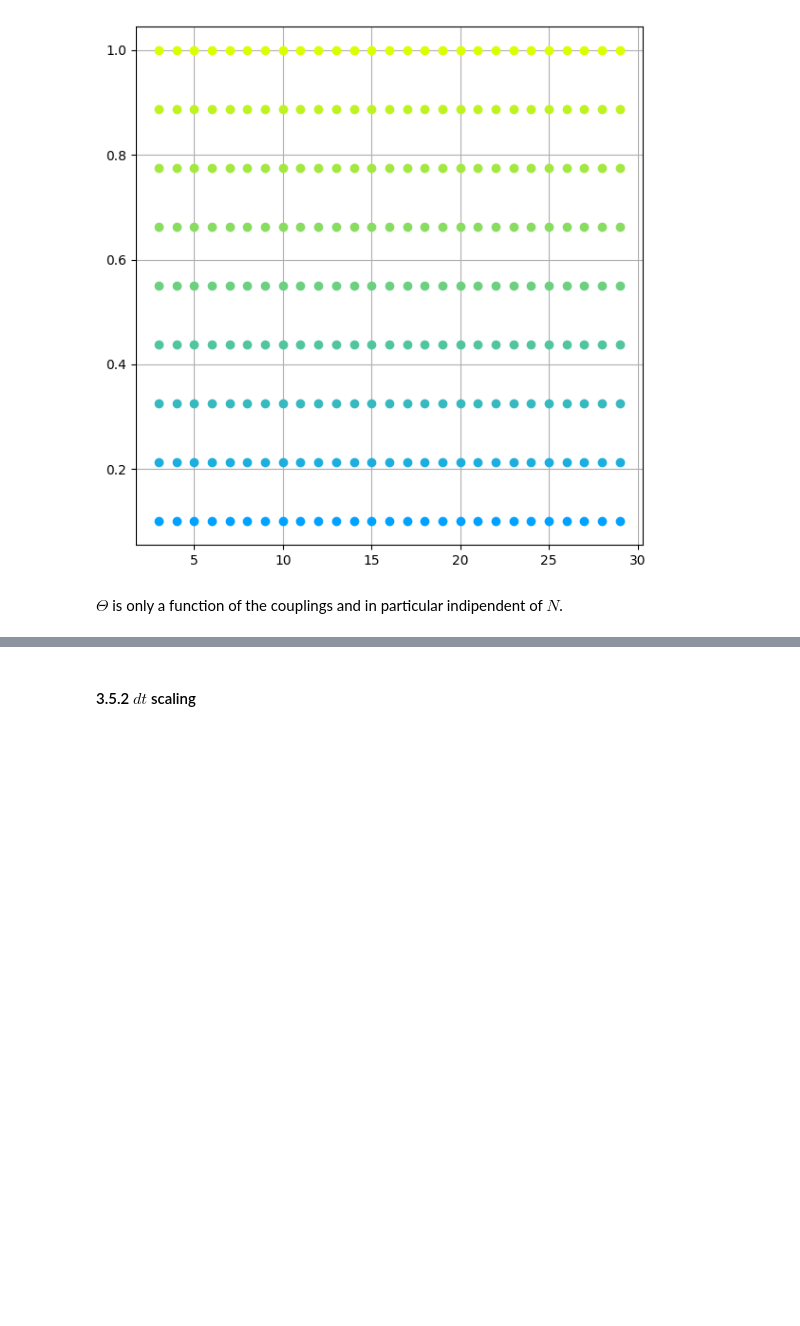
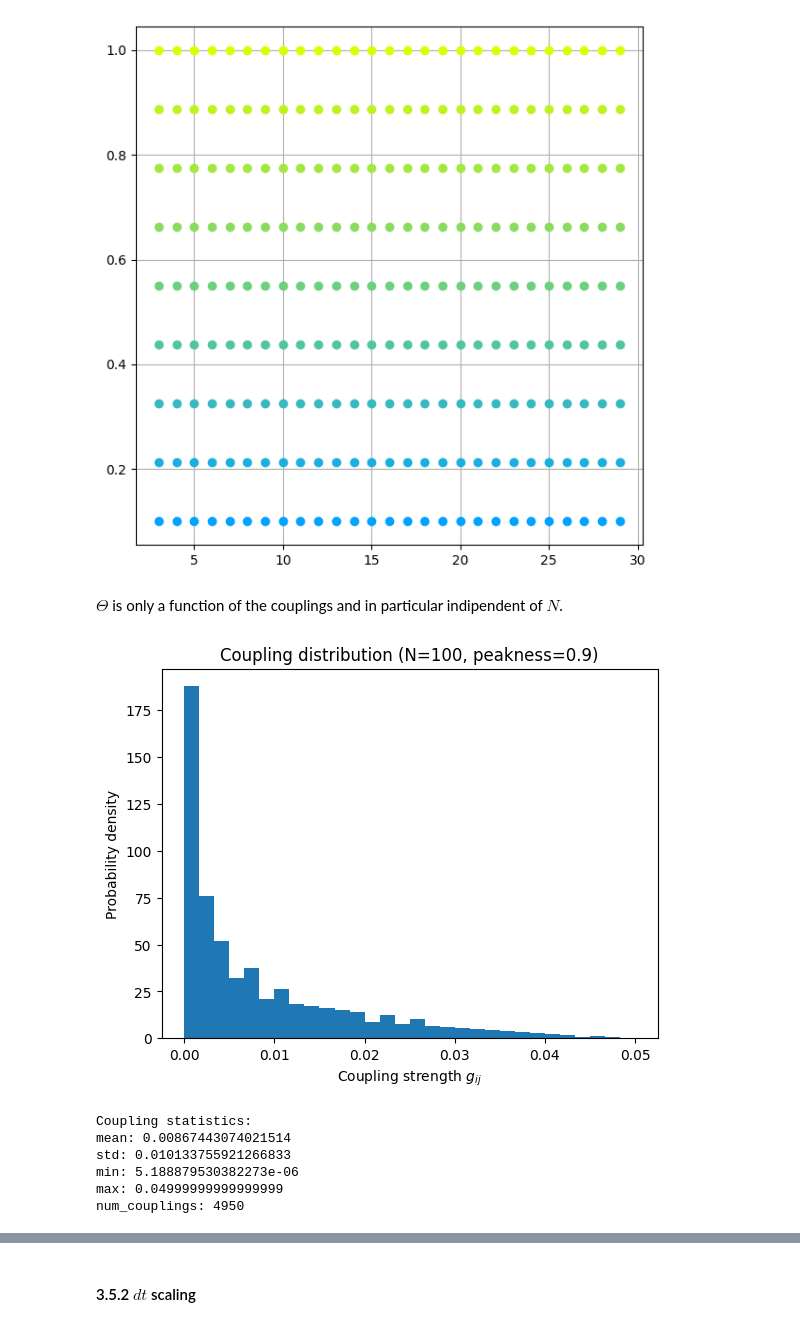
Before and after one commit to qismib/stand, a Jupyter notebook: presentations/Trotter1SingleError.ipynb, the cells around one changed output, grey strips where cells are left out. Cells and saved outputs as stored; diff of their text form; code cells hidden in the pictures; blank space fills up the shorter version.

```diff
--- a/presentations/Trotter1SingleError.ipynb
+++ b/presentations/Trotter1SingleError.ipynb
@@ -1025,3 +1025,81 @@ plt.show()
 [figure]
 # %% [markdown]
 $\Theta$ is only a function of the couplings and in particular indipendent of $N$.
+# %%
+import numpy as np
+import matplotlib.pyplot as plt
+
+# coupling scale
+mu = 0.5 * 1e2  # motivated interaction strength
+
+def theta_nu(N, i, j, vl):
+    return np.arccos(vl) * abs(i - j) / (N - 1)
+
+def fp_couplings(N, peakness):
+    """
+    N (int): number of neutrinos / qubits
+    peakness (float): in [-1, 1)
+    """
+    if peakness < -1 or peakness >= 1:
+        raise ValueError(
+            f"peakness must be in [-1,1), got {peakness}"
+        )
+
+    coupl_dic = {}
+    angle_dic = {}
+
+    for i in range(N):
+        for j in range(i + 1, N):
+            key = f"g{i+1}{j+1}"
+            theta = theta_nu(N, i, j, peakness)
+            angle_dic[key] = theta
+            coupl_dic[key] = mu * (1 - np.cos(theta)) / N
+
+    return coupl_dic, angle_dic
+
+
+def coupling_distribution(N, peakness, bins=30, plot=True):
+    """
+    Compute and (optionally) plot the distribution of couplings.
+    """
+    coupl_dic, _ = fp_couplings(N, peakness)
+    couplings = np.array(list(coupl_dic.values()))
+
+    stats = {
+        "mean": couplings.mean(),
+        "std": couplings.std(),
+        "min": couplings.min(),
+        "max": couplings.max(),
+        "num_couplings": len(couplings),
+    }
+
+    if plot:
+        plt.figure()
+        plt.hist(couplings, bins=bins, density=True)
+        plt.xlabel("Coupling strength $g_{ij}$")
+        plt.ylabel("Probability density")
+        plt.title(f"Coupling distribution (N={N}, peakness={peakness})")
+        plt.show()
+
+    return couplings, stats
+
+
+# ------------------------------
+# Example usage
+# ------------------------------
+N = 100     # fixed number of qubits
+peakness = 0.9  # strongly forward-peaked
+
+couplings, stats = coupling_distribution(N, peakness)
+
+print("Coupling statistics:")
+for k, v in stats.items():
+    print(f"{k}: {v}")
+# %% [output]
+[figure, added]
+Coupling statistics:
+mean: 0.00867443074021514
+std: 0.010133755921266833
+min: 5.188879530382273e-06
+max: 0.04999999999999999
+num_couplings: 4950
```
Also changed, not shown: parts of 1 cell of this notebook, 15 other files.
